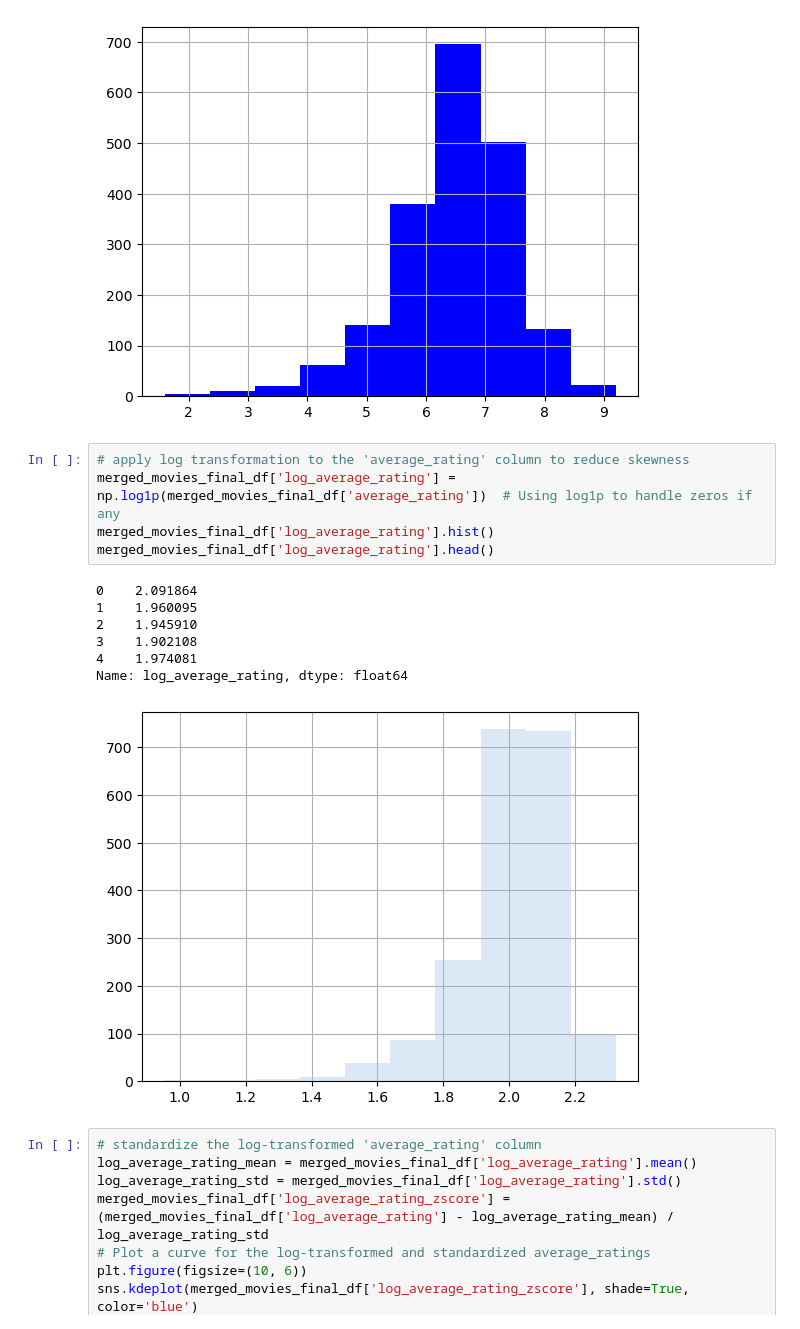
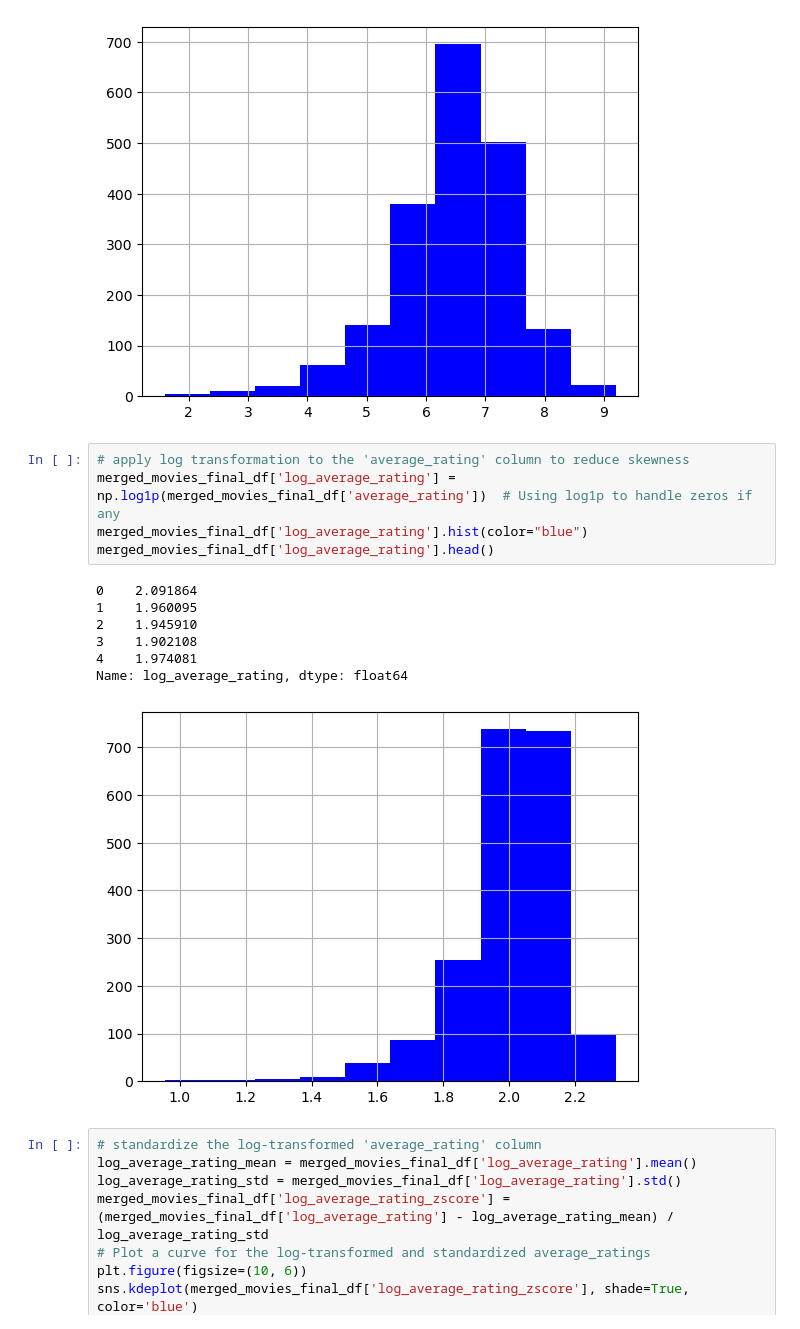
Before and after one commit to Sego-Mich/group_one_phase_two_project, a Jupyter notebook: Phase 2 project analysis-checkpoint.ipynb, the cells around one changed output. Drawn from its saved outputs; the diff is of its cells as text.

```diff
--- a/Phase 2 project analysis-checkpoint.ipynb
+++ b/Phase 2 project analysis-checkpoint.ipynb
@@ -1058,16 +1058,16 @@ merged_movies_final_df.average_rating.hist(color="blue");
 # %%
 # apply log transformation to the 'average_rating' column to reduce skewness
 merged_movies_final_df['log_average_rating'] = np.log1p(merged_movies_final_df['average_rating'])  # Using log1p to handle zeros if any
-merged_movies_final_df['log_average_rating'].hist()
+merged_movies_final_df['log_average_rating'].hist(color="blue")
 merged_movies_final_df['log_average_rating'].head()
 # %% [output]
 0    2.091864
 1    1.960095
 2    1.945910
 3    1.902108
 4    1.974081
 Name: log_average_rating, dtype: float64
-[figure, old version]
+[figure, new version]
 # %%
 # standardize the log-transformed 'average_rating' column
 log_average_rating_mean = merged_movies_final_df['log_average_rating'].mean()
```
Also changed, not shown: parts of 7 cells of this notebook, 1 other file.
